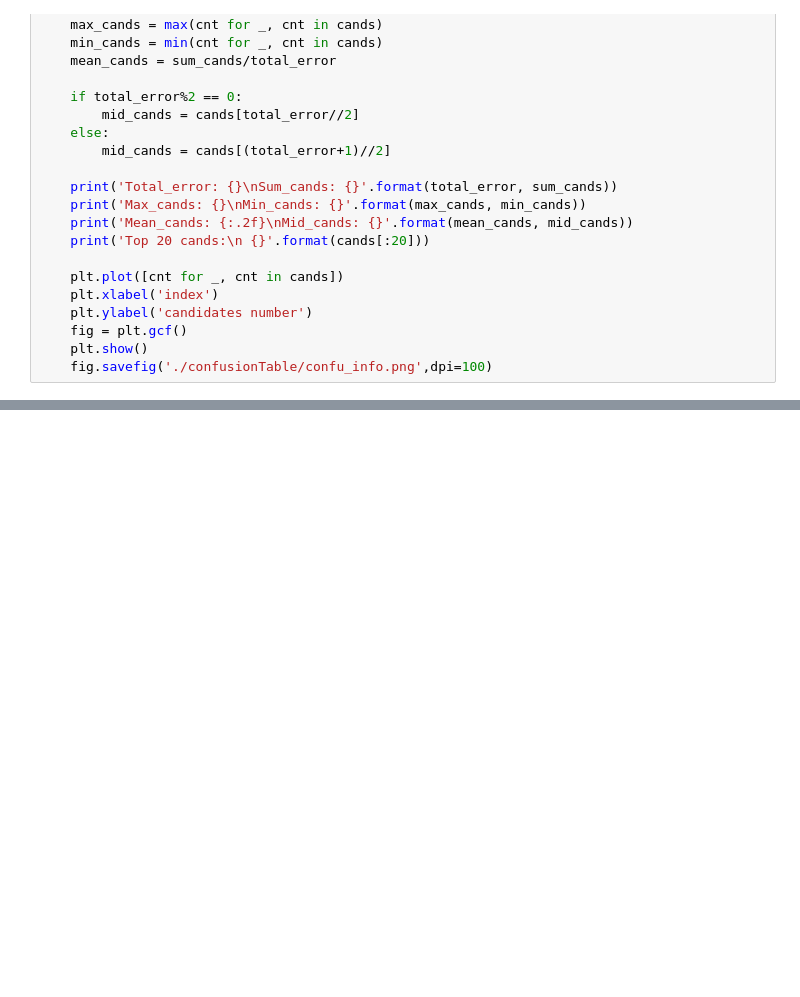
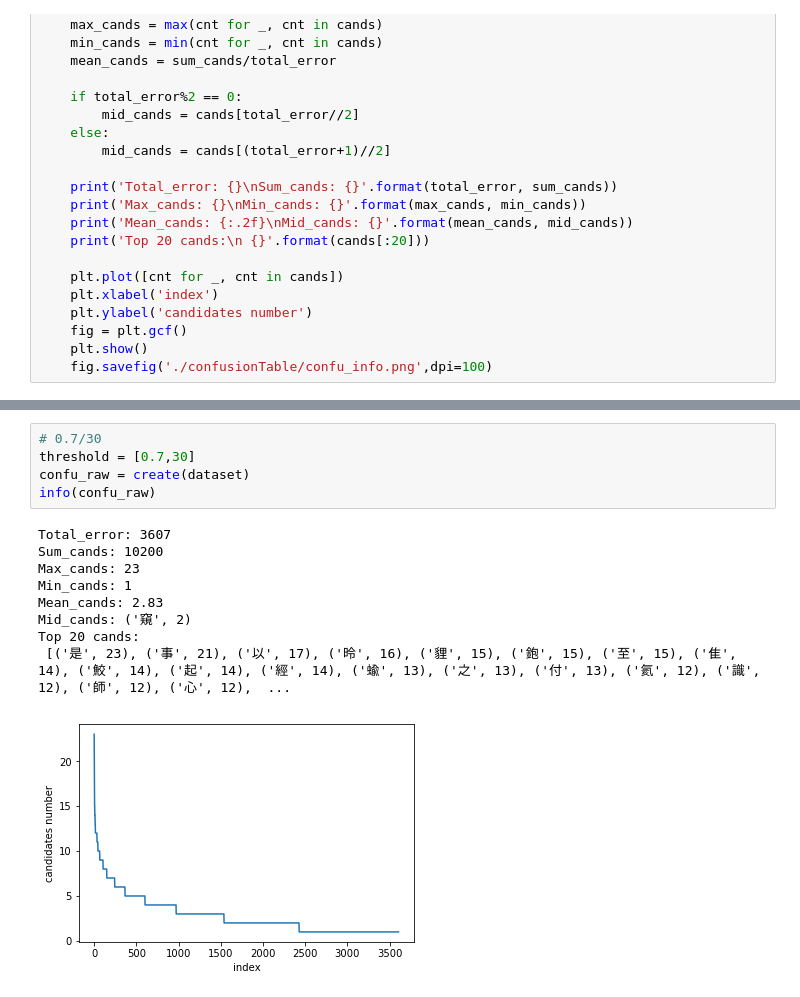
Before and after one commit to sean2249/CSC, a Jupyter notebook: confusionTable_ML.ipynb, the cells around one changed output, grey strips where cells are left out. Saved outputs shown, nothing was run; the diff lists cells and outputs as text; blank space fills up the shorter version.

```diff
--- a/confusionTable_ML.ipynb
+++ b/confusionTable_ML.ipynb
@@ -325,0 +451,15 @@ info(confu_raw)
+# %%
+# 0.7/30
+threshold = [0.7,30]
+confu_raw = create(dataset)
+info(confu_raw)
+# %% [output]
+Total_error: 3607
+Sum_cands: 10200
+Max_cands: 23
+Min_cands: 1
+Mean_cands: 2.83
+Mid_cands: ('窺', 2)
+Top 20 cands:
+ [('是', 23), ('事', 21), ('以', 17), ('昤', 16), ('貍', 15), ('鉋', 15), ('至', 15), ('隹', 14), ('鮫', 14), ('起', 14), ('經', 14), ('蝓', 13), ('之', 13), ('付', 13), ('氦', 12), ('識', 12), ('師', 12), ('心', 12),  ...
+[figure, added]
```
Also changed, not shown: parts of 47 cells of this notebook, 29 other files.
